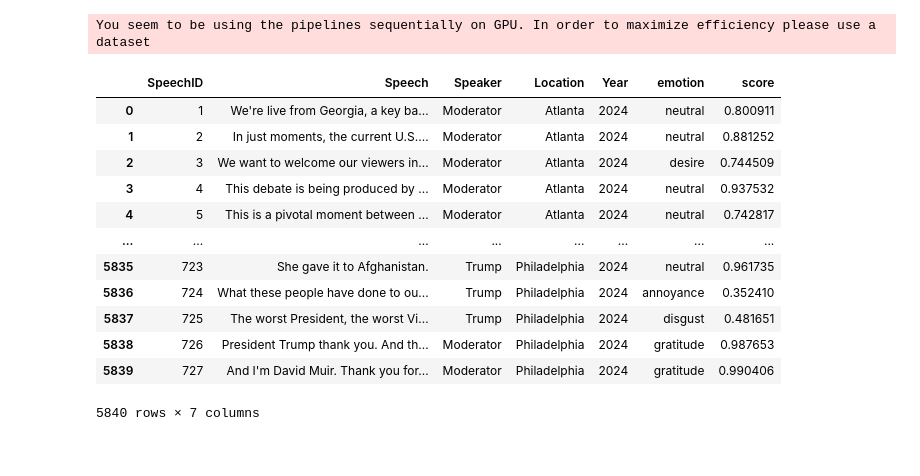
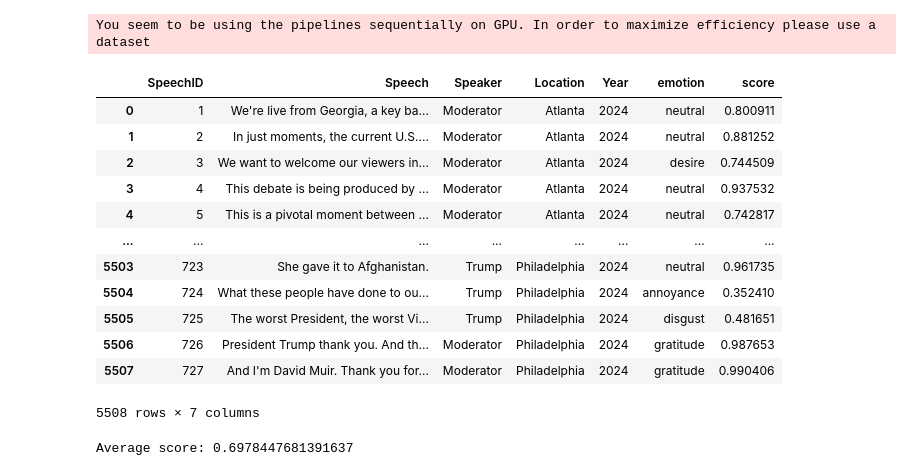
Before and after one commit to chiesastefano/politicalText, a Jupyter notebook: sample.ipynb, the cells around one changed output. Saved outputs shown, nothing was run; the diff lists cells and outputs as text; code cells hidden in the pictures.

```diff
--- a/sample.ipynb
+++ b/sample.ipynb
@@ -125,3 +125,6 @@ speeches
 | 5838 | 726 | President Trump thank you. And th... | Moderator | Philadelphia | 2024 |
 | 5839 | 727 | And I'm David Muir. Thank you for... | Moderator | Philadelphia | 2024 |
 5840 rows × 5 columns
+# %%
+from fun import merge_lowercase_speeches
+speeches_done = merge_lowercase_speeches(speeches)
@@ -176,22 +204,27 @@ This function will classify the text and return the label and score of the most
 # %%
 from fun import get_top_emotion
 # Use a lambda to pass both the text and classifier to the function
-speeches[['emotion', 'score']] = speeches['Speech'].apply(lambda x: get_top_emotion(x, classifier))
+speeches_done[['emotion', 'score']] = speeches_done['Speech'].apply(lambda x: get_top_emotion(x, classifier))
 # %% [output]
 You seem to be using the pipelines sequentially on GPU. In order to maximize efficiency please use a dataset
 # %%
-speeches
+speeches_done
 # %% [output]
 |  | SpeechID | Speech | Speaker | Location | Year | emotion | score |
 | 0 | 1 | We're live from Georgia, a key ba... | Moderator | Atlanta | 2024 | neutral | 0.800911 |
 | 1 | 2 | In just moments, the current U.S.... | Moderator | Atlanta | 2024 | neutral | 0.881252 |
 | 2 | 3 | We want to welcome our viewers in... | Moderator | Atlanta | 2024 | desire | 0.744509 |
 | 3 | 4 | This debate is being produced by ... | Moderator | Atlanta | 2024 | neutral | 0.937532 |
 | 4 | 5 | This is a pivotal moment between ... | Moderator | Atlanta | 2024 | neutral | 0.742817 |
 | ... | ... | ... | ... | ... | ... | ... | ... |
-| 5835 | 723 | She gave it to Afghanistan. | Trump | Philadelphia | 2024 | neutral | 0.961735 |
-| 5836 | 724 | What these people have done to ou... | Trump | Philadelphia | 2024 | annoyance | 0.352410 |
-| 5837 | 725 | The worst President, the worst Vi... | Trump | Philadelphia | 2024 | disgust | 0.481651 |
-| 5838 | 726 | President Trump thank you. And th... | Moderator | Philadelphia | 2024 | gratitude | 0.987653 |
-| 5839 | 727 | And I'm David Muir. Thank you for... | Moderator | Philadelphia | 2024 | gratitude | 0.990406 |
+| 5503 | 723 | She gave it to Afghanistan. | Trump | Philadelphia | 2024 | neutral | 0.961735 |
+| 5504 | 724 | What these people have done to ou... | Trump | Philadelphia | 2024 | annoyance | 0.352410 |
+| 5505 | 725 | The worst President, the worst Vi... | Trump | Philadelphia | 2024 | disgust | 0.481651 |
+| 5506 | 726 | President Trump thank you. And th... | Moderator | Philadelphia | 2024 | gratitude | 0.987653 |
+| 5507 | 727 | And I'm David Muir. Thank you for... | Moderator | Philadelphia | 2024 | gratitude | 0.990406 |
-5840 rows × 7 columns
+5508 rows × 7 columns
+# %%
+average_score = speeches_done["score"].mean()
+print(f"Average score: {average_score}")
+# %% [output]
+Average score: 0.6978447681391637
```
Also changed, not shown: parts of 4 cells of this notebook, 1 other file.
